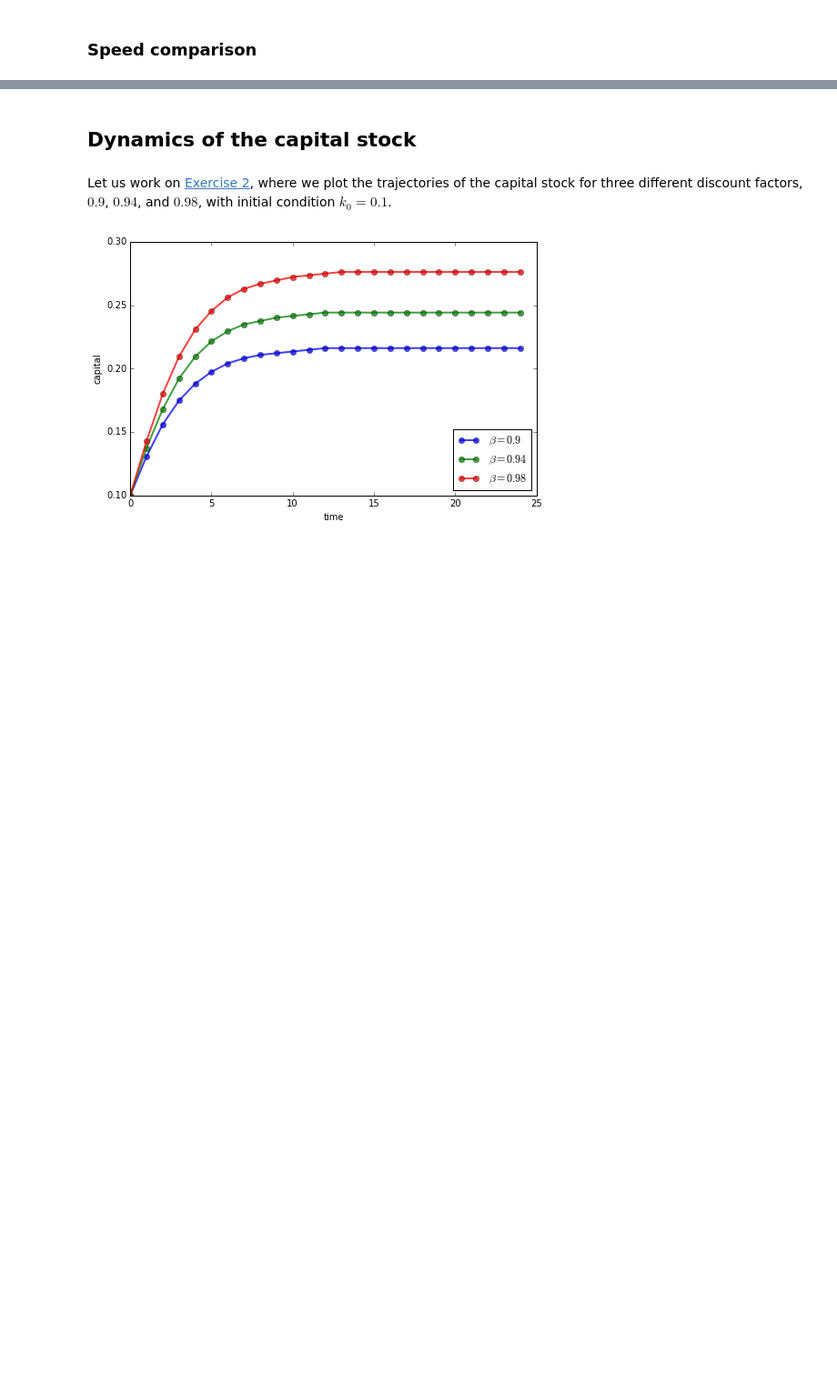
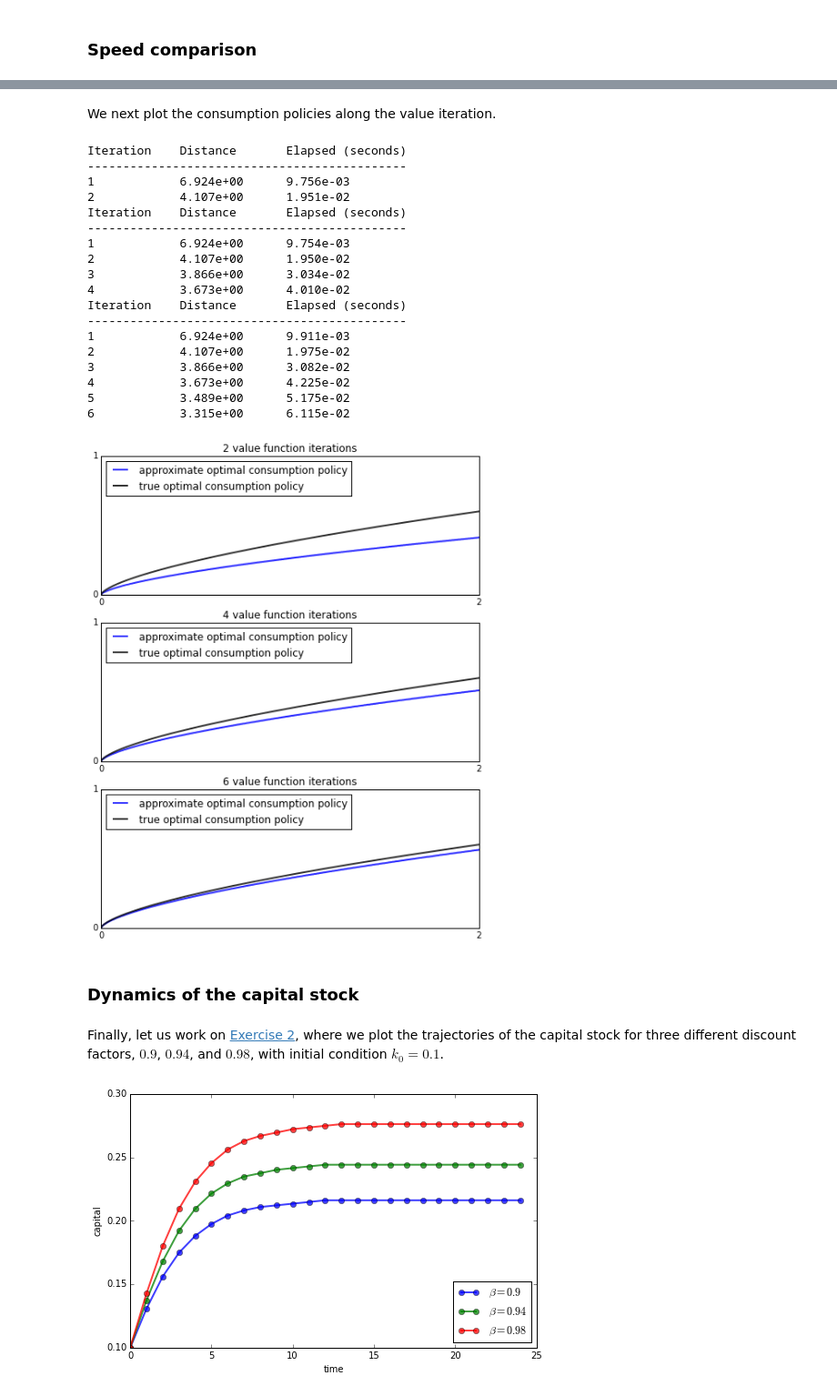
Before and after one commit to QuantEcon/QuantEcon.py, a Jupyter notebook: solutions/discrete_dp_solutions.ipynb, the cells around one changed output, grey strips where cells are left out. Shown at 91% size. Cells and saved outputs as stored; diff of their text form; code cells hidden in the pictures; blank space fills up the shorter version.

```diff
--- a/solutions/discrete_dp_solutions.ipynb
+++ b/solutions/discrete_dp_solutions.ipynb
@@ -221,7 +292,52 @@ True
+# %% [markdown]
+We next plot the consumption policies along the value iteration.
+# %%
+w = 5 * u(grid) - 25  # Initial condition
+
+fig, ax = plt.subplots(3, 1, figsize=(8, 10))
+true_c = c_star(grid)
+
+for i, n in enumerate((2, 4, 6)):
+    ax[i].set_ylim(0, 1)
+    ax[i].set_xlim(0, 2)
+    ax[i].set_yticks((0, 1))
+    ax[i].set_xticks((0, 2))
+
+    w = 5 * u(grid) - 25  # Initial condition
+    compute_fixed_point(ddp.bellman_operator, w, max_iter=n, print_skip=1)
+    sigma = ddp.compute_greedy(w)  # Policy indices
+    c_policy = f(grid) - grid[sigma]
+
+    ax[i].plot(grid, c_policy, 'b-', lw=2, alpha=0.8,
+               label='approximate optimal consumption policy')
+    ax[i].plot(grid, true_c, 'k-', lw=2, alpha=0.8,
+               label='true optimal consumption policy')
+    ax[i].legend(loc='upper left')
+    ax[i].set_title('{} value function iterations'.format(n))
+# %% [output]
+Iteration    Distance       Elapsed (seconds)
+---------------------------------------------
+1            6.924e+00      9.756e-03
+2            4.107e+00      1.951e-02
+Iteration    Distance       Elapsed (seconds)
+---------------------------------------------
+1            6.924e+00      9.754e-03
+2            4.107e+00      1.950e-02
+3            3.866e+00      3.034e-02
+4            3.673e+00      4.010e-02
+Iteration    Distance       Elapsed (seconds)
+---------------------------------------------
+1            6.924e+00      9.911e-03
+2            4.107e+00      1.975e-02
+3            3.866e+00      3.082e-02
+4            3.673e+00      4.225e-02
+5            3.489e+00      5.175e-02
+6            3.315e+00      6.115e-02
+[figure, added]
 # %% [markdown]
-## Dynamics of the capital stock
+### Dynamics of the capital stock
 # %% [markdown]
-Let us work on [Exercise 2](http://quant-econ.net/py/dp_intro.html#exercise-2),
+Finally, let us work on [Exercise 2](http://quant-econ.net/py/dp_intro.html#exercise-2),
 where we plot the trajectories of the capital stock for three different discount factors,
 $0.9$, $0.94$, and $0.98$, with initial condition $k_0 = 0.1$.
 # %%
```
Also changed, not shown: parts of 27 cells of this notebook.
